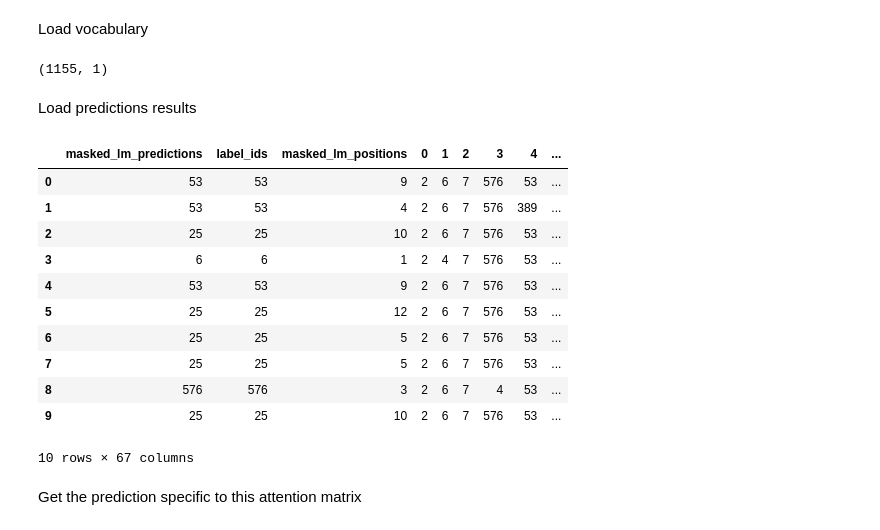
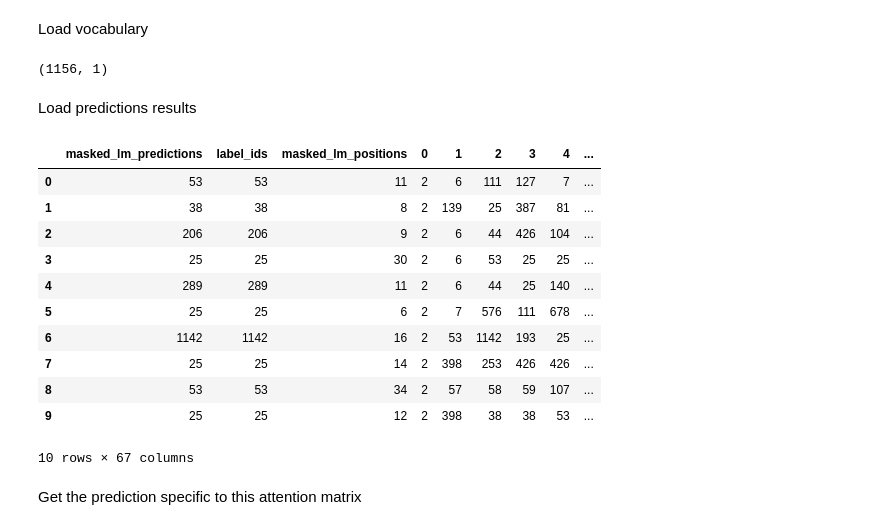
Before and after one commit to dtsbourg/BiFocalE, a Jupyter notebook: notebook/Inspect Attention.ipynb, the cells around one changed output. Drawn from its saved outputs; the diff is of its cells as text; code cells hidden in the pictures.

```diff
--- a/notebook/Inspect Attention.ipynb
+++ b/notebook/Inspect Attention.ipynb
@@ -14,27 +14,27 @@ path = '../sparse/cls_output/attention_results.tsv'
 # %% [markdown]
 Load vocabulary
 # %%
-vocab = pd.read_csv('../sparse/vocab-code.txt', header=None)
+vocab = pd.read_csv('../sparse/sparse_tmp_vocab-code.txt', header=None)
 vocab.shape
 # %% [output]
-(1155, 1)
+(1156, 1)
 # %% [markdown]
 Load predictions results
 # %%
-results_df = pd.read_csv('../funcname_magret/pretraining_output/eval_results_masked_lm.txt')
+results_df = pd.read_csv('../sparse/pretraining_output-100k/eval_results_masked_lm.txt')
 results_df.head(10)
 # %% [output]
 |  | masked_lm_predictions | label_ids | masked_lm_positions | 0 | 1 | 2 | 3 | 4 | ... |
-| 0 | 53 | 53 | 9 | 2 | 6 | 7 | 576 | 53 | ... |
-| 1 | 53 | 53 | 4 | 2 | 6 | 7 | 576 | 389 | ... |
-| 2 | 25 | 25 | 10 | 2 | 6 | 7 | 576 | 53 | ... |
-| 3 | 6 | 6 | 1 | 2 | 4 | 7 | 576 | 53 | ... |
-| 4 | 53 | 53 | 9 | 2 | 6 | 7 | 576 | 53 | ... |
-| 5 | 25 | 25 | 12 | 2 | 6 | 7 | 576 | 53 | ... |
-| 6 | 25 | 25 | 5 | 2 | 6 | 7 | 576 | 53 | ... |
-| 7 | 25 | 25 | 5 | 2 | 6 | 7 | 576 | 53 | ... |
-| 8 | 576 | 576 | 3 | 2 | 6 | 7 | 4 | 53 | ... |
-| 9 | 25 | 25 | 10 | 2 | 6 | 7 | 576 | 53 | ... |
+| 0 | 53 | 53 | 11 | 2 | 6 | 111 | 127 | 7 | ... |
+| 1 | 38 | 38 | 8 | 2 | 139 | 25 | 387 | 81 | ... |
+| 2 | 206 | 206 | 9 | 2 | 6 | 44 | 426 | 104 | ... |
+| 3 | 25 | 25 | 30 | 2 | 6 | 53 | 25 | 25 | ... |
+| 4 | 289 | 289 | 11 | 2 | 6 | 44 | 25 | 140 | ... |
+| 5 | 25 | 25 | 6 | 2 | 7 | 576 | 111 | 678 | ... |
+| 6 | 1142 | 1142 | 16 | 2 | 53 | 1142 | 193 | 25 | ... |
+| 7 | 25 | 25 | 14 | 2 | 398 | 253 | 426 | 426 | ... |
+| 8 | 53 | 53 | 34 | 2 | 57 | 58 | 59 | 107 | ... |
+| 9 | 25 | 25 | 12 | 2 | 398 | 38 | 38 | 53 | ... |
 10 rows × 67 columns
 # %% [markdown]
 Get the prediction specific to this attention matrix
```
Also changed, not shown: parts of 15 cells of this notebook, 3 other files.
